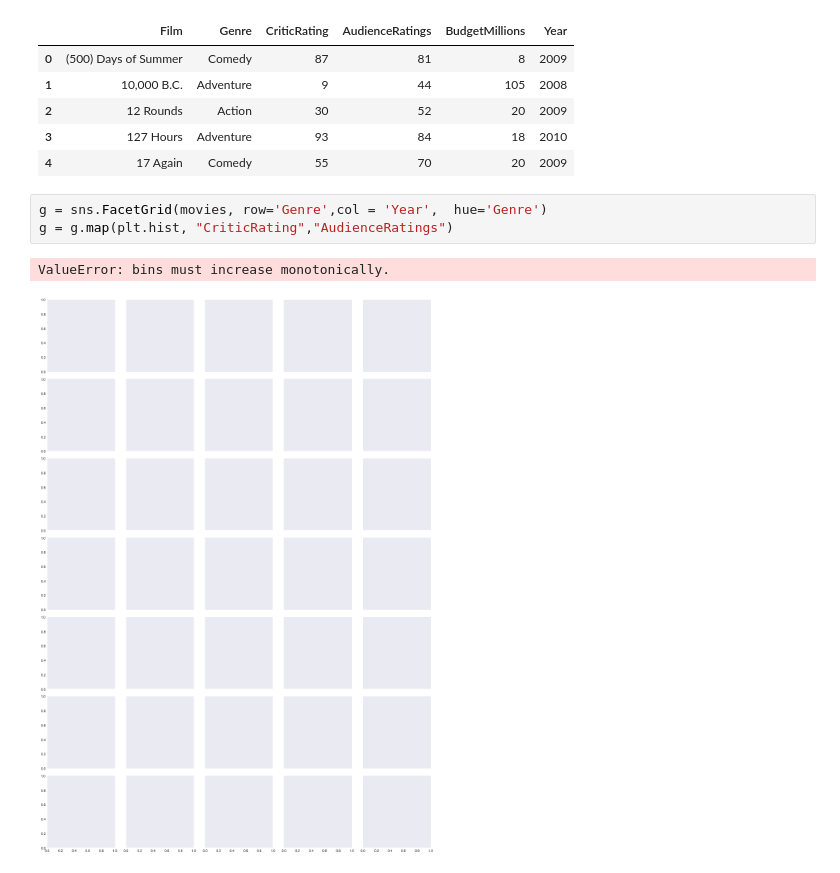
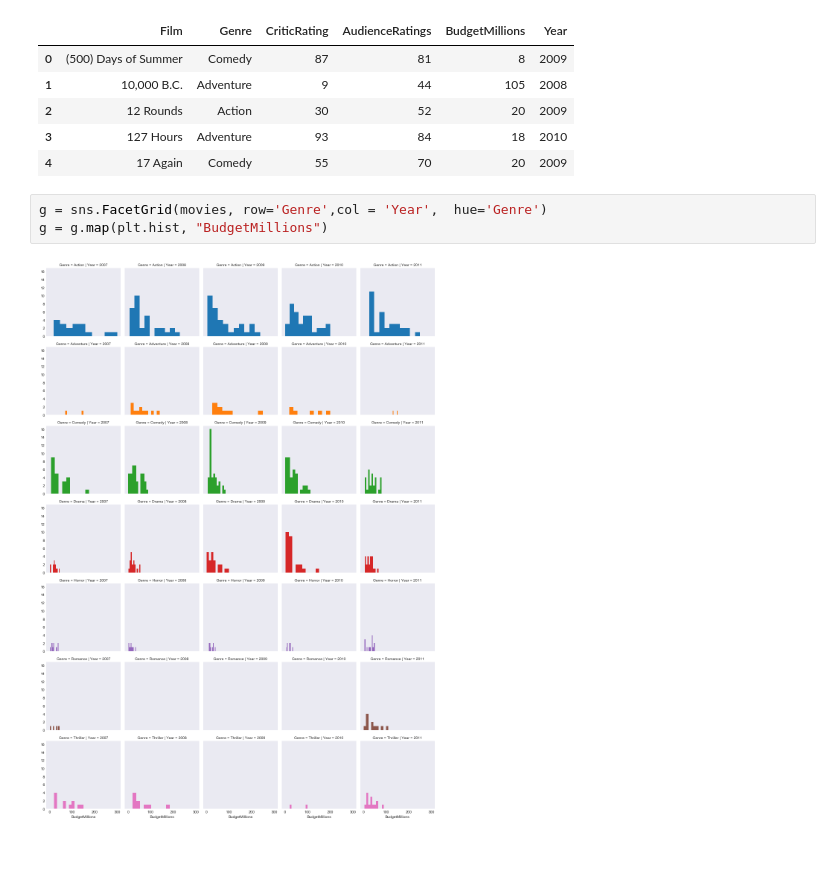
Before and after one commit to tedyeung/Python-, a Jupyter notebook: data_vizualization/Advance_Vizualization.ipynb, the cells around one changed output. Saved outputs shown, nothing was run; the diff lists cells and outputs as text.

Commit message:
printing plots

```diff
--- a/data_vizualization/Advance_Vizualization.ipynb
+++ b/data_vizualization/Advance_Vizualization.ipynb
@@ -244,7 +244,6 @@ movies.head()
 | 4 | 17 Again | Comedy | 55 | 70 | 20 | 2009 |
 # %%
 g = sns.FacetGrid(movies, row='Genre',col = 'Year',  hue='Genre')
-g = g.map(plt.hist, "CriticRating","AudienceRatings")
+g = g.map(plt.hist, "BudgetMillions")
 # %% [output]
-ValueError: bins must increase monotonically.
-[figure, old version]
+[figure, new version]
```
